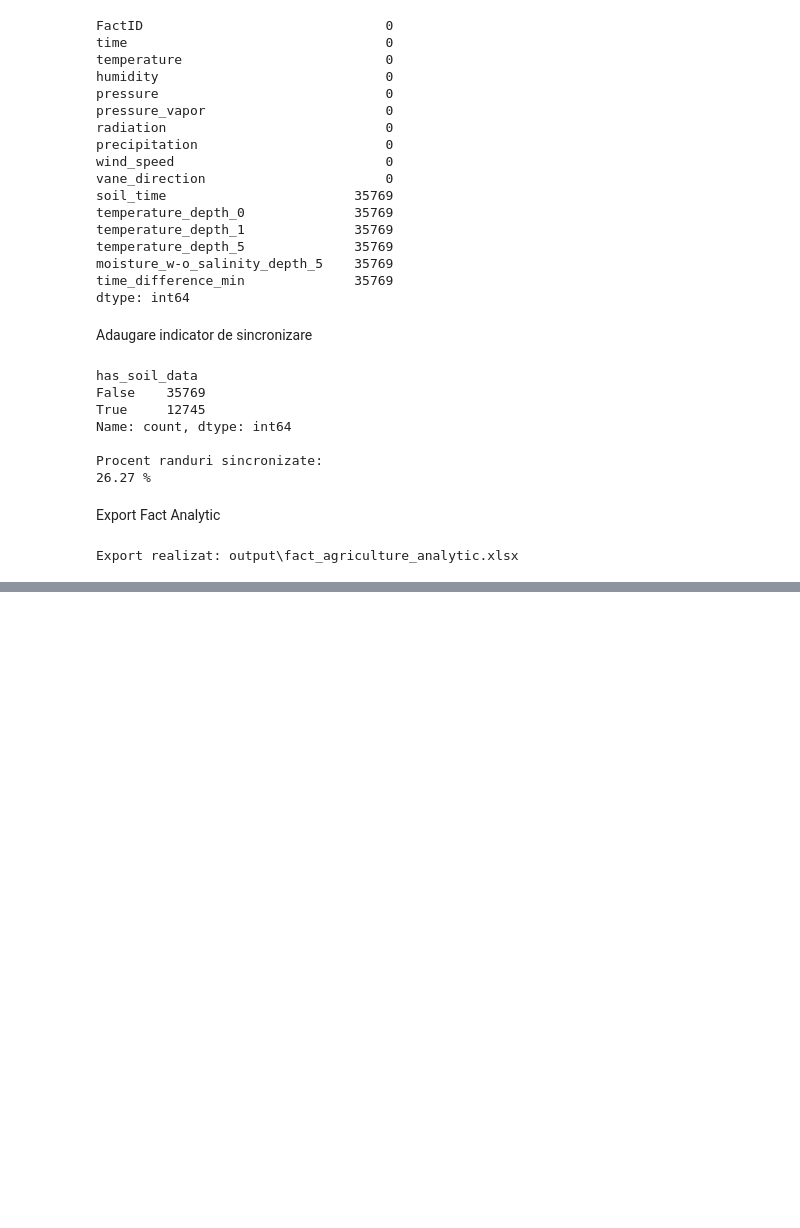
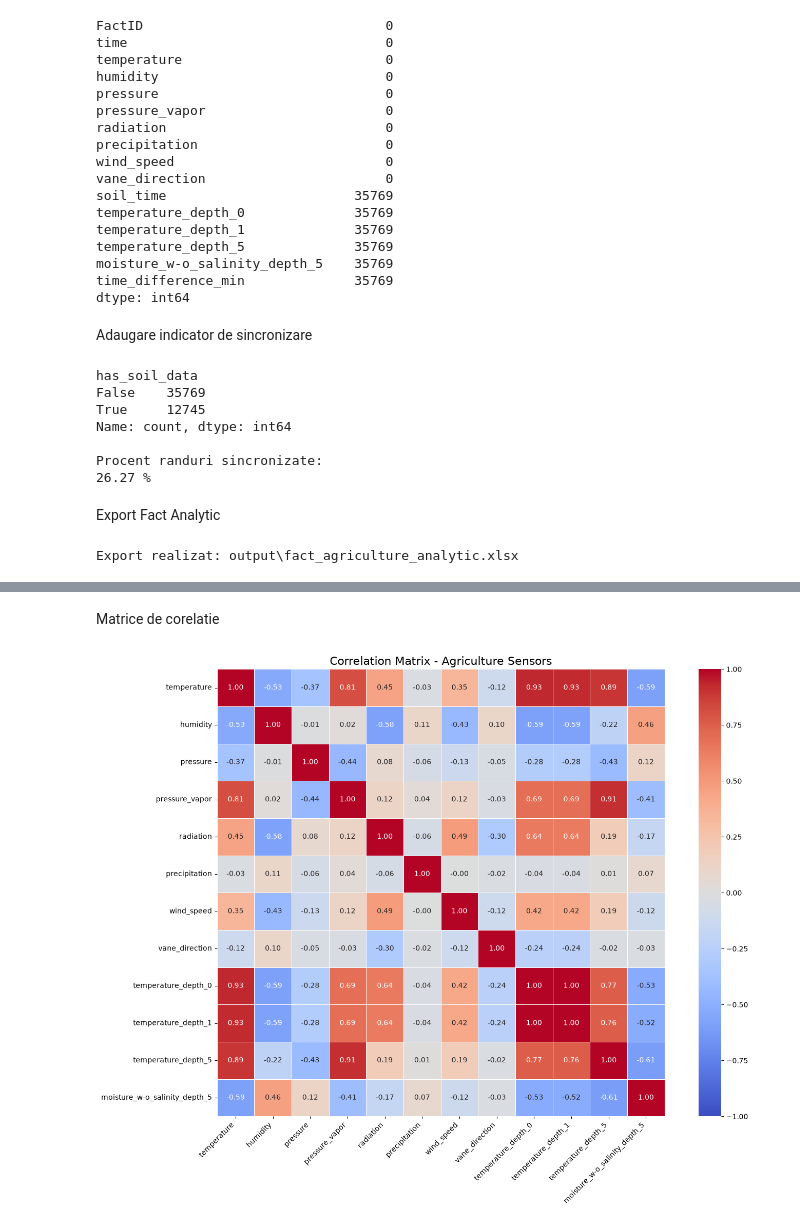
Before and after one commit to naominini/Licenta-agri, a Jupyter notebook: Data/cod.ipynb, the cells around one changed output, grey strips where cells are left out. Drawn from its saved outputs; the diff is of its cells as text; code cells hidden in the pictures; blank space fills up the shorter version.

Commit message:
matrice de corelatie

```diff
--- a/Data/cod.ipynb
+++ b/Data/cod.ipynb
@@ -778,0 +783,11 @@ Export realizat: output\fact_agriculture_analytic.xlsx
+# %%
+excluded_columns = ["FactID", "time_difference_min"]
+correlation_data = (
+    fact_agriculture_analytic
+    .loc[fact_agriculture_analytic["has_soil_data"]]
+    .select_dtypes(include="number")
+    .drop(columns=excluded_columns, errors="ignore")
+)
+print("Dimensiune:", correlation_data.shape)
+print("Coloane:", correlation_data.columns.tolist())
+display(correlation_data.head())
@@ -778,0 +803,23 @@ Export realizat: output\fact_agriculture_analytic.xlsx
+# %% [markdown]
+Matrice de corelatie
+# %%
+correlation_matrix = correlation_data.corr(method="pearson")
+plt.figure(figsize=(15, 11))
+sns.heatmap(
+    correlation_matrix,
+    annot=True,
+    fmt=".2f",
+    cmap="coolwarm",
+    center=0,
+    vmin=-1,
+    vmax=1,
+    linewidths=0.5,
+    square=True
+)
+plt.title("Correlation Matrix - Agriculture Sensors", fontsize=16)
+plt.xticks(rotation=45, ha="right")
+plt.yticks(rotation=0)
+plt.tight_layout()
+plt.show()
+# %% [output]
+[figure, added]
```
Also changed, not shown: parts of 5 cells of this notebook, 2 other files.
